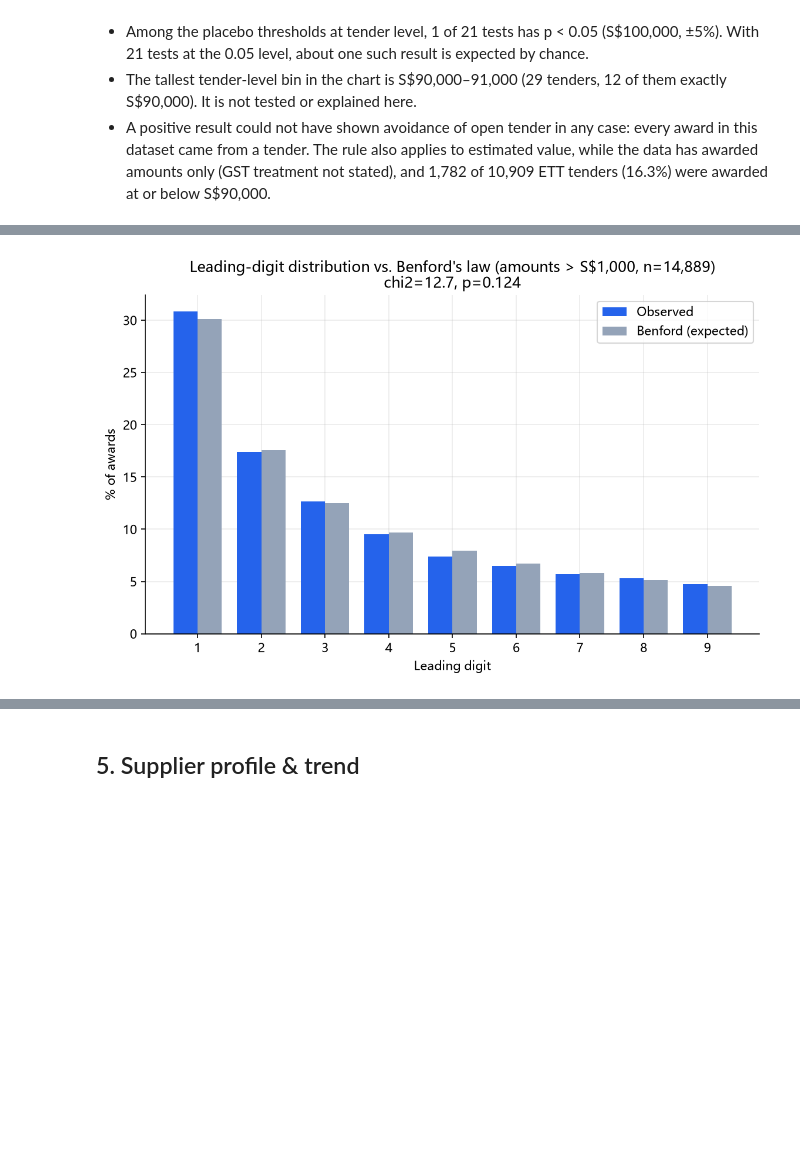
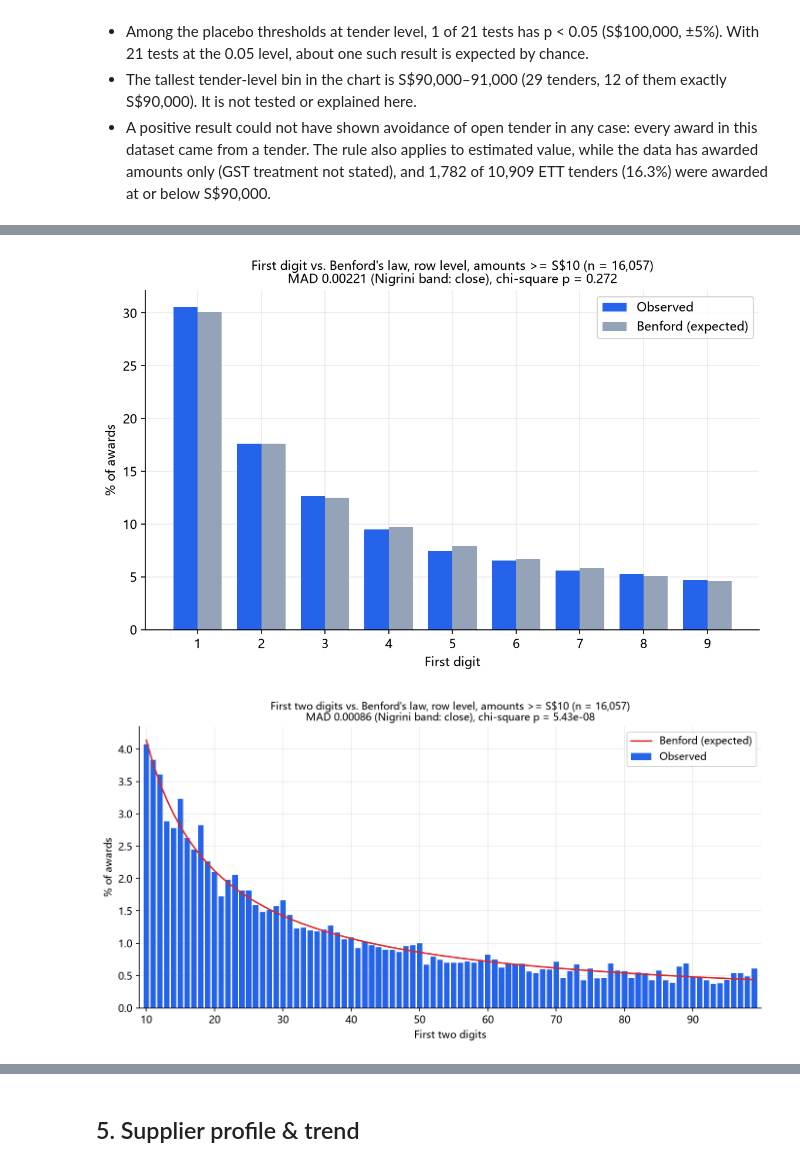
Before and after one commit to CHANGPeijia-ACC/sg-procurement-analysis, a Jupyter notebook: notebooks/01_procurement_analysis.ipynb, the cells around one changed output, grey strips where cells are left out. Saved outputs shown, nothing was run; the diff lists cells and outputs as text; code cells hidden in the pictures; blank space fills up the shorter version.

```diff
--- a/notebooks/01_procurement_analysis.ipynb
+++ b/notebooks/01_procurement_analysis.ipynb
@@ -202,4 +225,6 @@ min_amount=10,000: n=13,704  chi2=  31.40  p=0.000119
 # %%
 display(Image('../outputs/figures/benford_test.png'))
+display(Image('../outputs/figures/benford_two_digits.png'))
 # %% [output]
-[figure, old version]
+[figure, new version]
+[figure, added]
```
Also changed, not shown: parts of 12 cells of this notebook, 1 other file.
